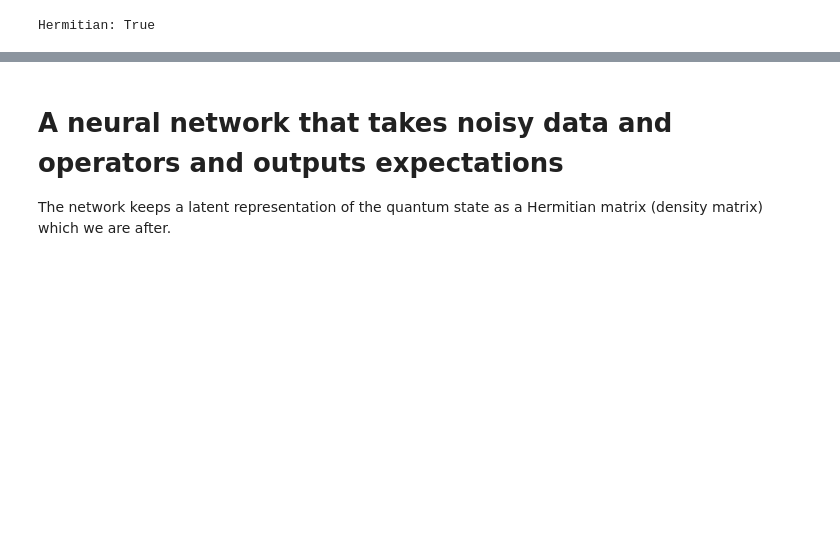
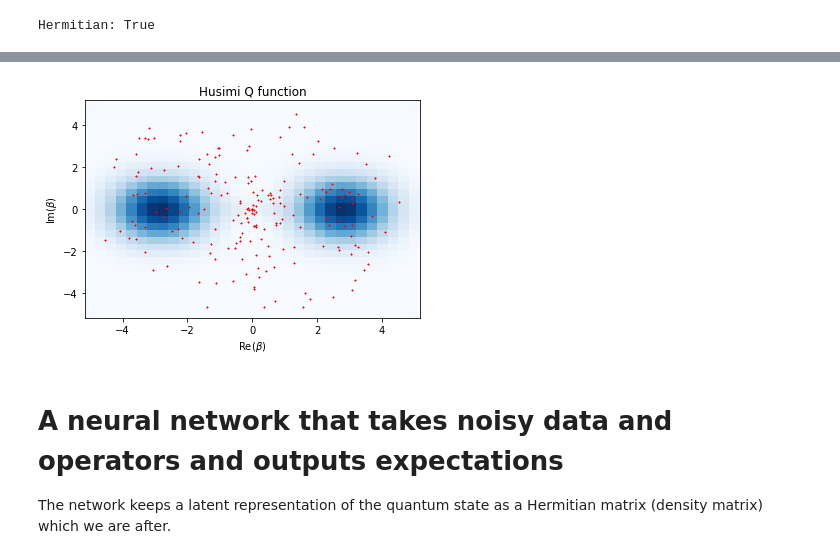
Before and after one commit to quantshah/qst-cgan, a Jupyter notebook: examples/nn-qst-with-jax.ipynb, the cells around one changed output, grey strips where cells are left out. Saved outputs shown, nothing was run; the diff lists cells and outputs as text; code cells hidden in the pictures; blank space fills up the shorter version.

```diff
--- a/examples/nn-qst-with-jax.ipynb
+++ b/examples/nn-qst-with-jax.ipynb
@@ -195,3 +179,38 @@ Hermitian: True
+# %%
+# The measurement operators
+def random_alpha(radius, inner_radius=0):
+    """
+    Generates a random complex values within a circle
+
+    Args:
+        radius (float): Radius for the values
+        inner_radius (float): Inner radius which defaults to 0.
+    """
+    radius = np.random.uniform(inner_radius, radius)
+    phi = np.random.uniform(-np.pi, np.pi)
+    return radius * np.exp(1j * phi)
+
+
+num_points = 200
+beta_max = 5
+rand_betas = [random_alpha(beta_max) for i in range(num_points)]
+m_ops = [(1/np.pi)*coherent_dm(hilbert_size, beta) for beta in rand_betas]
+ops_jax = jnp.array([op.full() for op in m_ops])
+
+
+data = expect(m_ops, psi) + np.random.uniform(0, 0.001,
+                                                 size=len(rand_betas))
+
+fig, ax = plt.subplots(1, 1, figsize=(6, 4), sharex=True, sharey=True)
+
+ax.pcolor(xvec, yvec, quasi_probabilities.reshape((grid, grid)), cmap="Blues")
+ax.set_xlabel(r"Re($\beta$)")
+ax.set_ylabel(r"Im($\beta$)")
+ax.set_title("Husimi Q function")
+plt.scatter(np.real(rand_betas), np.imag(rand_betas), marker="x", c="red", s=1)
+plt.show()
+# %% [output]
+[figure, added]
 # %% [markdown]
 # A neural network that takes noisy data and operators and outputs expectations
 
```
Also changed, not shown: parts of 12 cells of this notebook, 1 other file.
